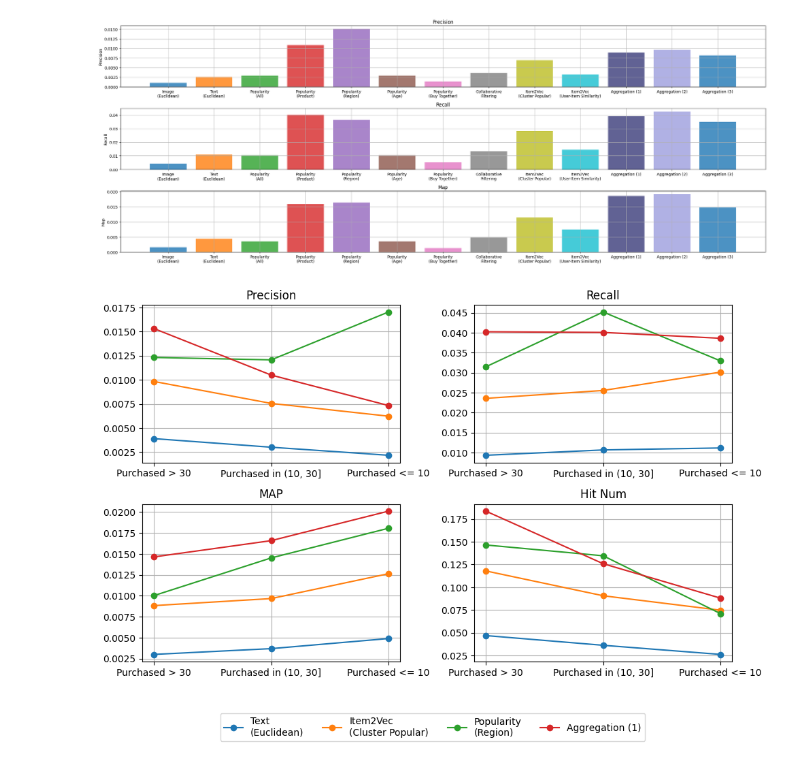
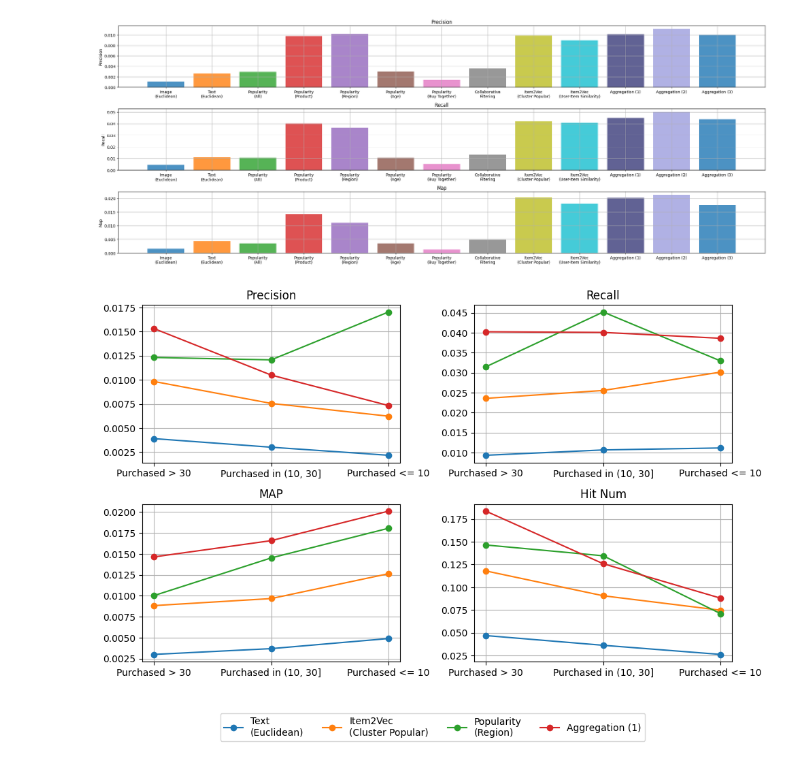
Before and after one commit to JoeZhao527/fashion-rec, a Jupyter notebook: analysis.ipynb, the cells around one changed output. Drawn from its saved outputs; the diff is of its cells as text; code cells hidden in the pictures.

Commit message:
normalize evaluation results

```diff
--- a/analysis.ipynb
+++ b/analysis.ipynb
@@ -41,10 +41,16 @@ new_user_std = pd.read_csv("./results/new_user_std.csv", index_col=0)
 
 regular_user_mean = pd.read_csv("./results/regular_user_mean.csv", index_col=0)
 regular_user_std = pd.read_csv("./results/regular_user_std.csv", index_col=0)
+# %%
+def normalize_evaluation(df):
+    for col in ["map", "precision"]:
+        df[col] = df[col] * df['recall_num'] / 12
+
+    return df
 # %%
-visualize_compare_recommendations(all_user_mean.transpose().to_dict(), metrics=['precision', 'recall', 'map'])
+visualize_compare_recommendations(normalize_evaluation(all_user_mean).transpose().to_dict(), metrics=['precision', 'recall', 'map'])
 # %% [output]
-[figure, old version]
+[figure, new version]
 # %%
 import matplotlib.pyplot as plt
 import numpy as np
```
Also changed, not shown: parts of 1 cell of this notebook, 9 other files.
